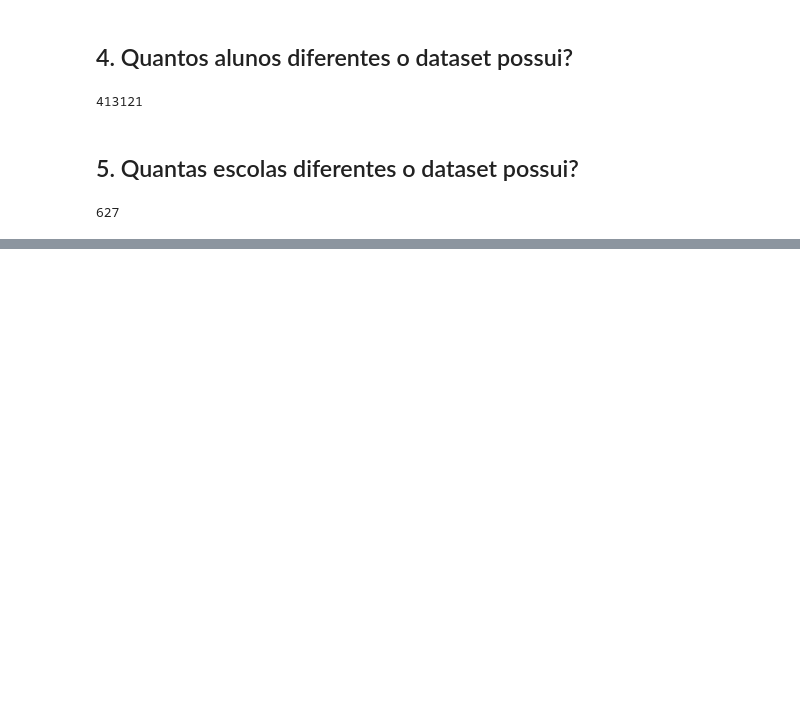
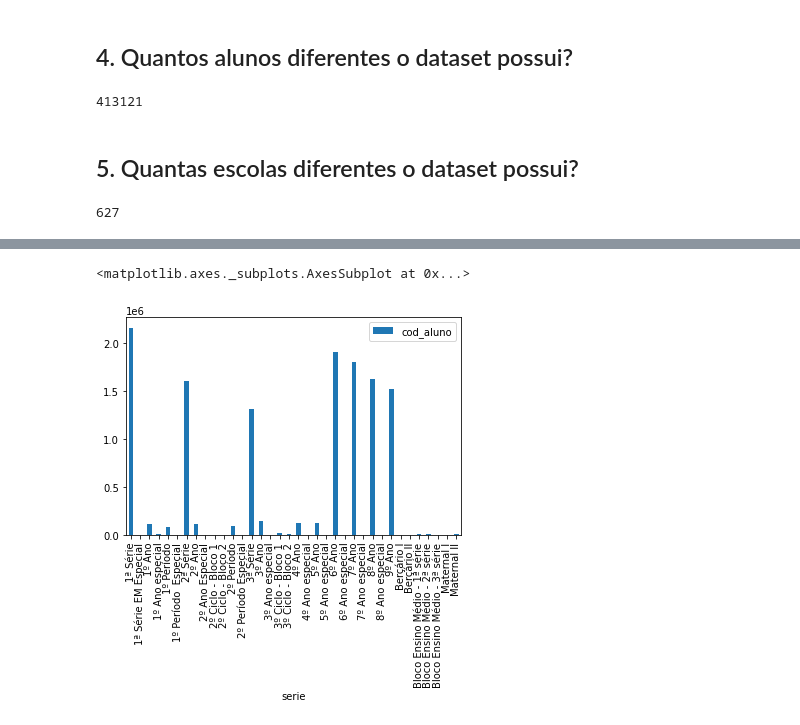
Before and after one commit to gizattos/Trabalho-Dados-Abertos-Desempenho-Escolar, a Jupyter notebook: trabalho01_Giovanni_Riccardi_Lourenzatto.ipynb, the cells around one changed output, grey strips where cells are left out. Saved outputs shown, nothing was run; the diff lists cells and outputs as text; code cells hidden in the pictures; blank space fills up the shorter version.

```diff
--- a/trabalho01_Giovanni_Riccardi_Lourenzatto.ipynb
+++ b/trabalho01_Giovanni_Riccardi_Lourenzatto.ipynb
@@ -189,0 +213,5 @@ dff.cod_escola.nunique()
+# %%
+dff[['cod_aluno','serie']].groupby(['serie']).count().plot(kind='bar')
+# %% [output]
+<matplotlib.axes._subplots.AxesSubplot at 0x...>
+[figure, added]
```
Also changed, not shown: parts of 14 cells of this notebook.
